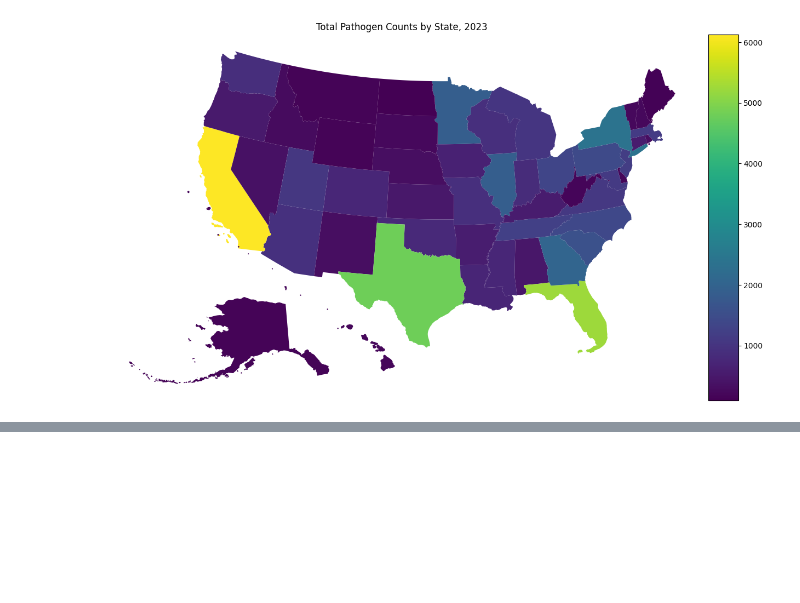
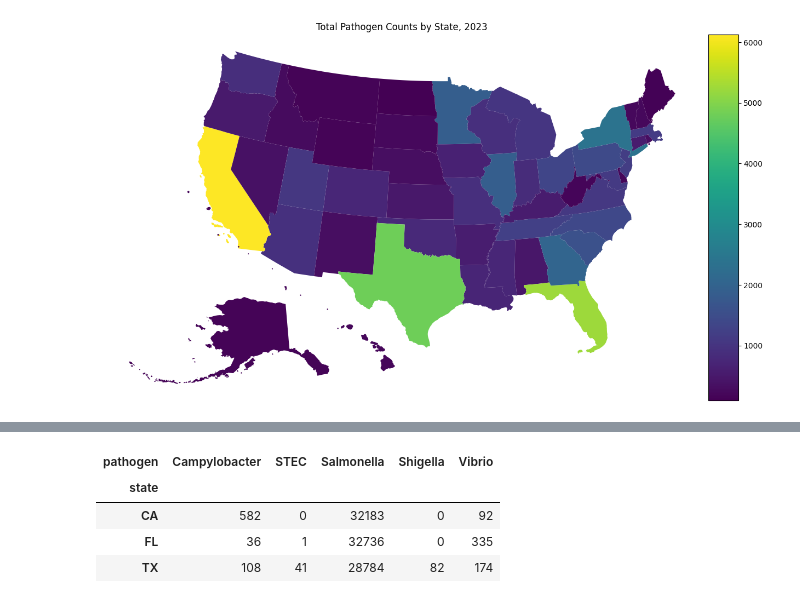
Before and after one commit to NikkiLa1/DS-5610-EDA-Final, a Jupyter notebook: EDA Code.ipynb, the cells around one changed output, grey strips where cells are left out. Saved outputs shown, nothing was run; the diff lists cells and outputs as text; code cells hidden in the pictures; blank space fills up the shorter version.

```diff
--- a/EDA Code.ipynb
+++ b/EDA Code.ipynb
@@ -345,0 +394,14 @@ for year in years:
+# %%
+states_data = merged_df[merged_df['state'].isin(['CA', 'TX', 'FL'])]
+
+# summing the number of isolates
+state_pathogen_counts = states_data.groupby(['state', 'pathogen']).agg({'num_isolates': 'sum'}).unstack(fill_value=0)
+state_pathogen_counts.columns = state_pathogen_counts.columns.droplevel(0)
+
+state_pathogen_counts
+# %% [output]
+| pathogen | Campylobacter | STEC | Salmonella | Shigella | Vibrio |
+| state |  |  |  |  |  |
+| CA | 582 | 0 | 32183 | 0 | 92 |
+| FL | 36 | 1 | 32736 | 0 | 335 |
+| TX | 108 | 41 | 28784 | 82 | 174 |
```
Also changed, not shown: parts of 6 cells of this notebook.
